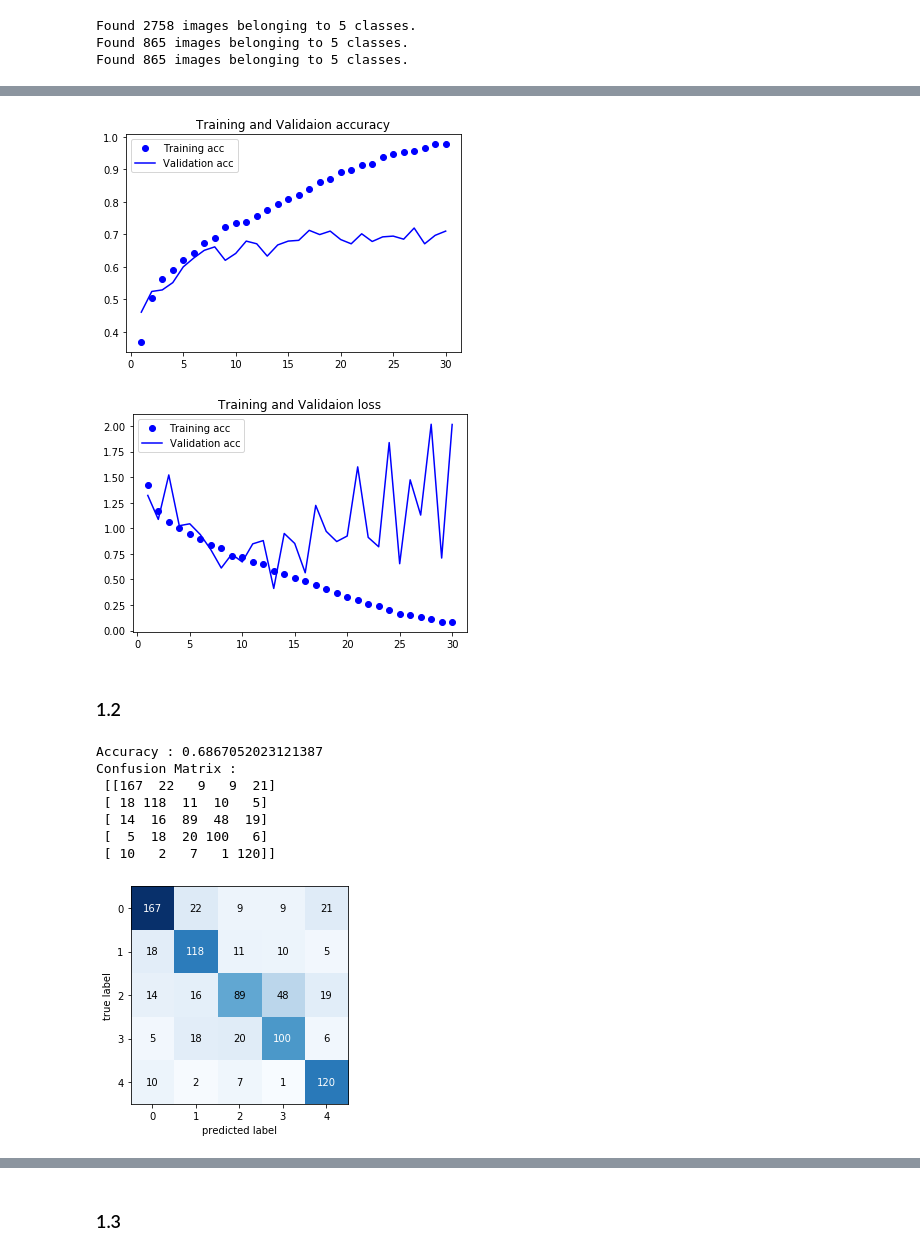
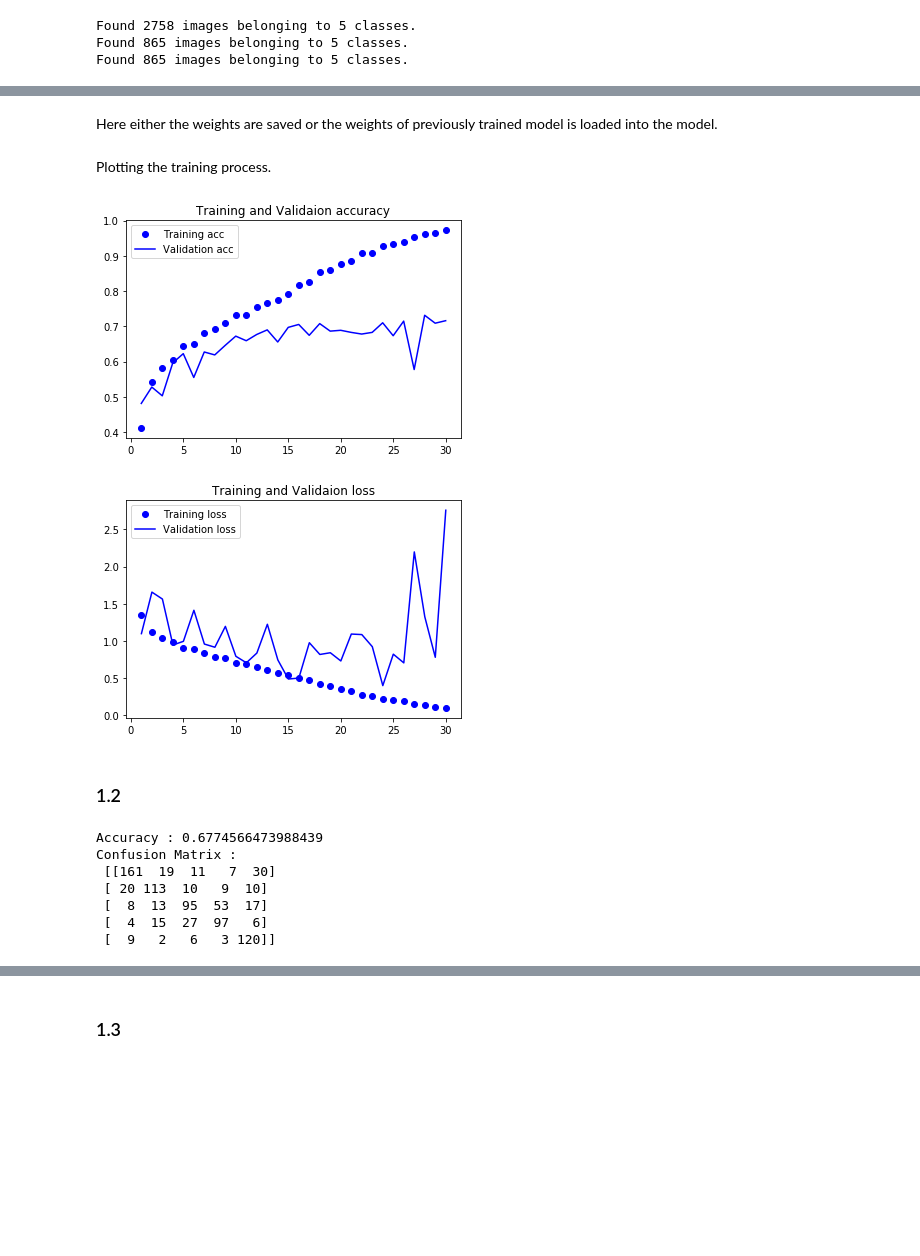
Before and after one commit to davidkwlarsson/edan95, a Jupyter notebook: Lab3/lab3.ipynb, the cells around one changed output, grey strips where cells are left out. Cells and saved outputs as stored; diff of their text form; code cells hidden in the pictures; blank space fills up the shorter version.

Commit message:
updated with comments, retrained models

```diff
--- a/Lab3/lab3.ipynb
+++ b/Lab3/lab3.ipynb
@@ -181,5 +189,5 @@ Found 865 images belonging to 5 classes.
 # %%
-retrain_model = False
+retrain_model = True
 # %%
 if retrain_model:
     history = model.fit_generator(train_generator,
@@ -208,32 +216,36 @@ Epoch 30/30
+# %% [markdown]
+Here either the weights are saved or the weights of previously trained model is loaded into the model.
 # %%
 if retrain_model:
     model.save_weights('model_1_lab3.model')
 else:
     model.load_weights('model_1_lab3.model')
+# %% [markdown]
+Plotting the training process.
 # %%
 acc = history.history['acc']
 val_acc = history.history['val_acc']
 loss = history.history['loss']
 val_loss = history.history['val_loss']
 
 epochs = range(1, len(acc) + 1)
 
 plt.plot(epochs, acc, 'bo', label = 'Training acc')
 plt.plot(epochs, val_acc, 'b', label = 'Validation acc')
 plt.title('Training and Validaion accuracy')
 plt.legend()
 
 plt.figure()
 
-plt.plot(epochs, loss, 'bo', label = 'Training acc')
-plt.plot(epochs, val_loss, 'b', label = 'Validation acc')
+plt.plot(epochs, loss, 'bo', label = 'Training loss')
+plt.plot(epochs, val_loss, 'b', label = 'Validation loss')
 plt.title('Training and Validaion loss')
 plt.legend()
 
 plt.show()
 # %% [output]
-[figure, old version]
+[figure, new version]
-[figure, old version]
+[figure, new version]
 # %% [markdown]
 ### 1.2
 # %%
@@ -244,14 +256,10 @@ y = test_generator.classes
 print('Accuracy :', accuracy_score(y,y_pred))
 print('Confusion Matrix :\n', confusion_matrix(y, y_pred))
 # %% [output]
-Accuracy : 0.6867052023121387
+Accuracy : 0.6774566473988439
 Confusion Matrix :
- [[167  22   9   9  21]
- [ 18 118  11  10   5]
- [ 14  16  89  48  19]
- [  5  18  20 100   6]
- [ 10   2   7   1 120]]
+ [[161  19  11   7  30]
+ [ 20 113  10   9  10]
+ [  8  13  95  53  17]
+ [  4  15  27  97   6]
+ [  9   2   6   3 120]]
-# %%
-plot_confusion_matrix(cm);
-# %% [output]
-[figure, removed]
```
Also changed, not shown: parts of 51 cells of this notebook.
